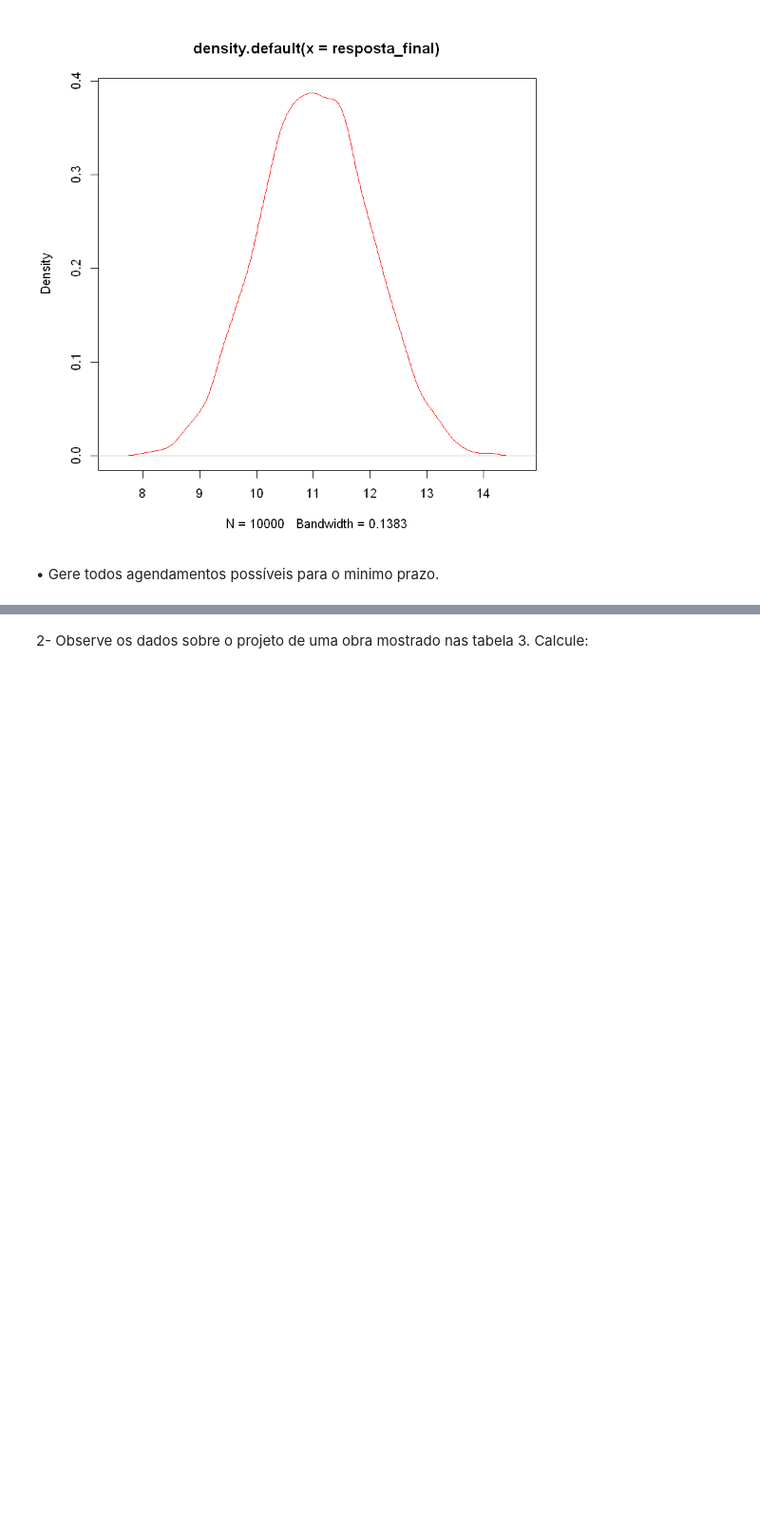
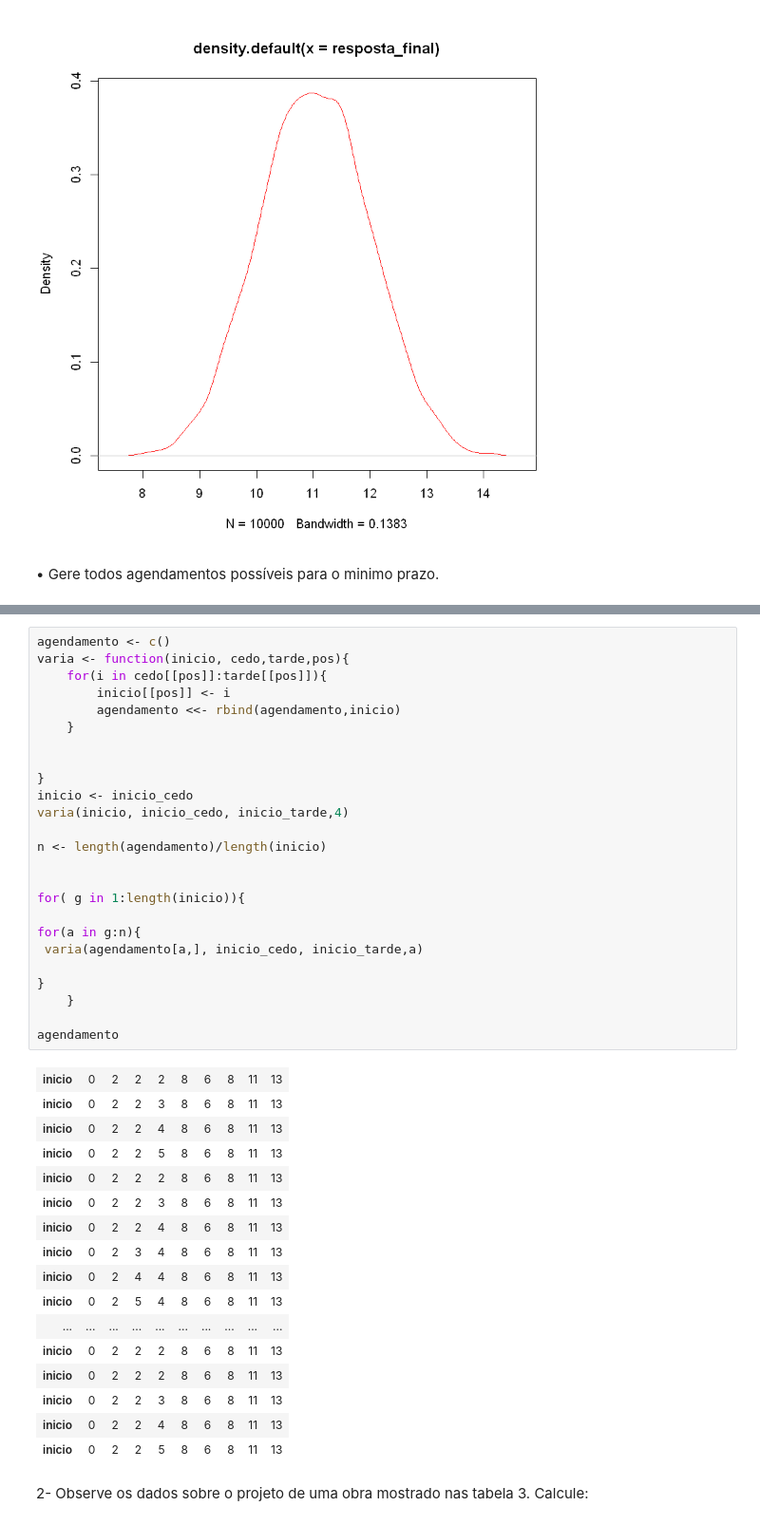
Before and after one commit to lfkopp/PPGI, a Jupyter notebook: ANALISE-RISCO/lista_5/lista_5.ipynb, the cells around one changed output, grey strips where cells are left out. Shown: that part at 95% size. Drawn from its saved outputs; the diff is of its cells as text; blank space fills up the shorter version.

```diff
--- a/ANALISE-RISCO/lista_5/lista_5.ipynb
+++ b/ANALISE-RISCO/lista_5/lista_5.ipynb
@@ -165,3 +216,45 @@ start-B-G-end e start-C-E-G-end
+# %%
+agendamento <- c()
+varia <- function(inicio, cedo,tarde,pos){
+    for(i in cedo[[pos]]:tarde[[pos]]){
+        inicio[[pos]] <- i
+        agendamento <<- rbind(agendamento,inicio)
+    }
+
+
+}
+inicio <- inicio_cedo
+varia(inicio, inicio_cedo, inicio_tarde,4)
+
+n <- length(agendamento)/length(inicio)
+
+
+for( g in 1:length(inicio)){
+
+for(a in g:n){
+ varia(agendamento[a,], inicio_cedo, inicio_tarde,a)
+
+}
+    }
+
+agendamento
+# %% [output]
+| inicio | 0 | 2 | 2 | 2 | 8 | 6 | 8 | 11 | 13 |
+| inicio | 0 | 2 | 2 | 3 | 8 | 6 | 8 | 11 | 13 |
+| inicio | 0 | 2 | 2 | 4 | 8 | 6 | 8 | 11 | 13 |
+| inicio | 0 | 2 | 2 | 5 | 8 | 6 | 8 | 11 | 13 |
+| inicio | 0 | 2 | 2 | 2 | 8 | 6 | 8 | 11 | 13 |
+| inicio | 0 | 2 | 2 | 3 | 8 | 6 | 8 | 11 | 13 |
+| inicio | 0 | 2 | 2 | 4 | 8 | 6 | 8 | 11 | 13 |
+| inicio | 0 | 2 | 3 | 4 | 8 | 6 | 8 | 11 | 13 |
+| inicio | 0 | 2 | 4 | 4 | 8 | 6 | 8 | 11 | 13 |
+| inicio | 0 | 2 | 5 | 4 | 8 | 6 | 8 | 11 | 13 |
+| ... | ... | ... | ... | ... | ... | ... | ... | ... | ... |
+| inicio | 0 | 2 | 2 | 2 | 8 | 6 | 8 | 11 | 13 |
+| inicio | 0 | 2 | 2 | 2 | 8 | 6 | 8 | 11 | 13 |
+| inicio | 0 | 2 | 2 | 3 | 8 | 6 | 8 | 11 | 13 |
+| inicio | 0 | 2 | 2 | 4 | 8 | 6 | 8 | 11 | 13 |
+| inicio | 0 | 2 | 2 | 5 | 8 | 6 | 8 | 11 | 13 |
 # %% [markdown]
 2- Observe os dados sobre o projeto de uma obra mostrado nas tabela 3. Calcule:
 # %% [markdown]
```
Also changed, not shown: parts of 10 cells of this notebook, 37 other files.
